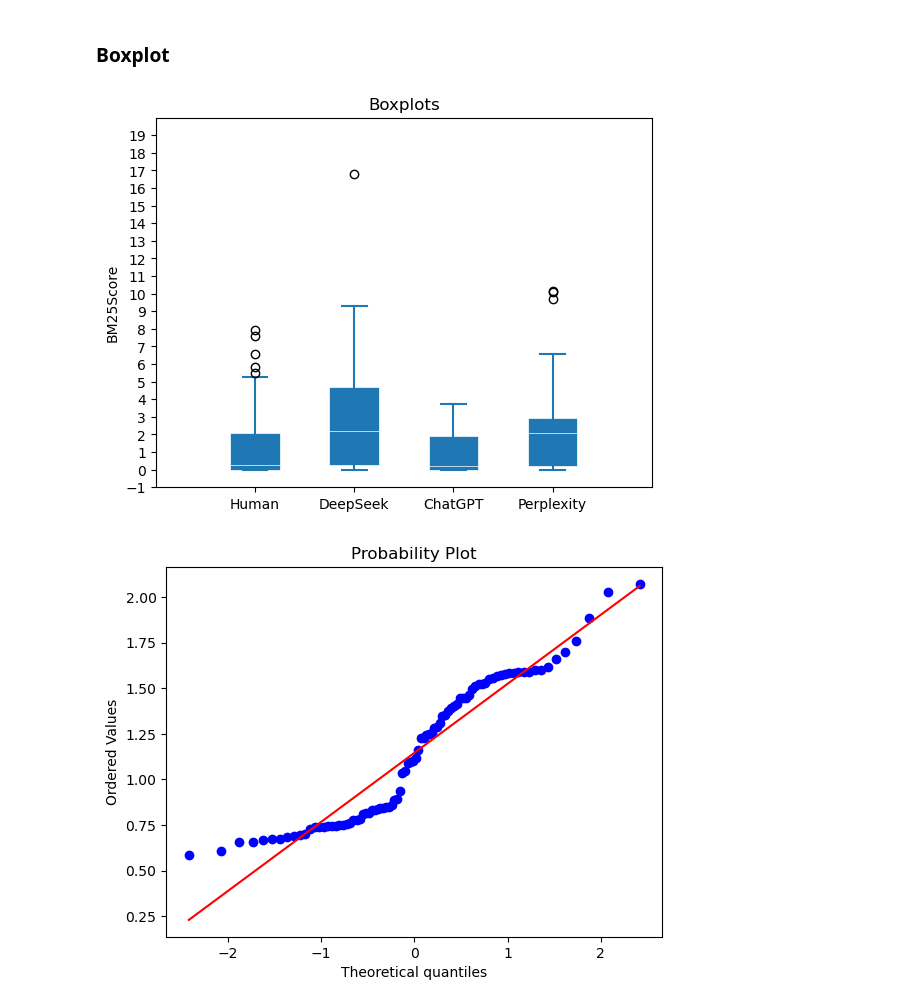
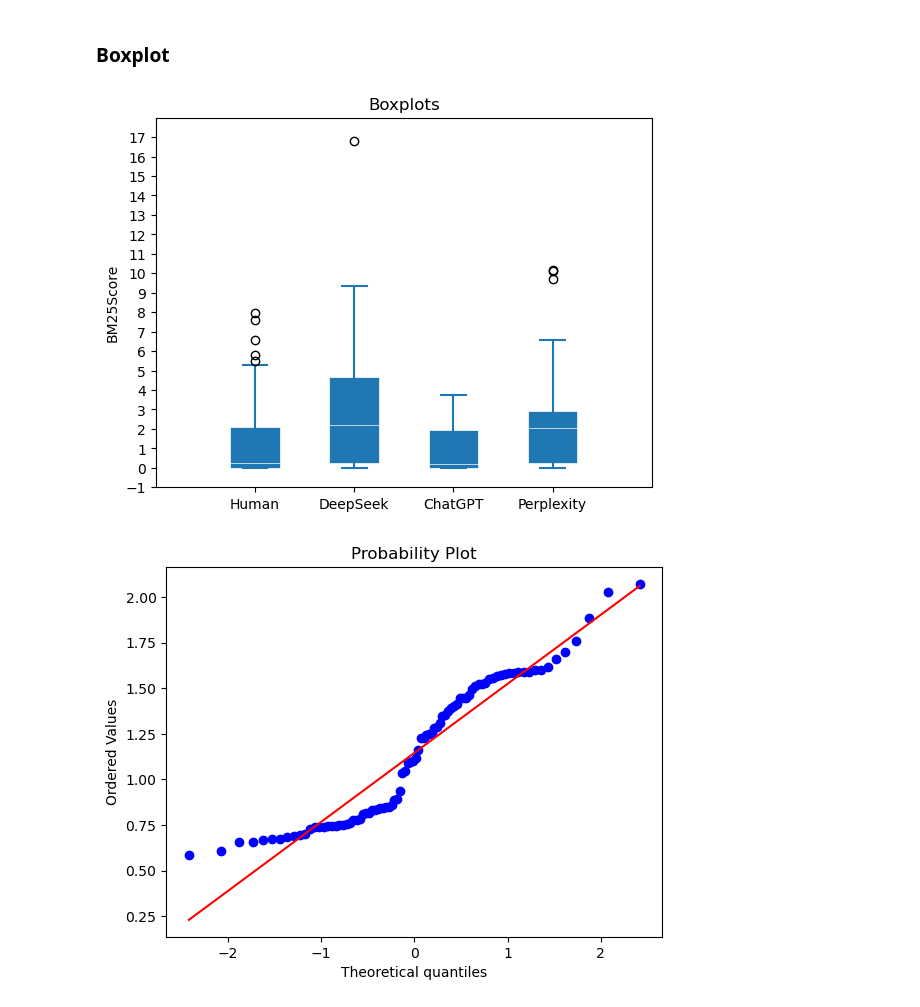
Before and after one commit to Knudsenmarlin/ITISProject2026, a Jupyter notebook: statistics.ipynb, the cells around one changed output. Cells and saved outputs as stored; diff of their text form; code cells hidden in the pictures.

```diff
--- a/statistics.ipynb
+++ b/statistics.ipynb
@@ -34,30 +34,30 @@ plt.show()
 # %%
 fig, ax = plt.subplots()
 
 positions = [2,4,6,8]
 
 VP = ax.boxplot([TFIDF.scoresHumanArticles, TFIDF.scoresDeepSeekArticles, TFIDF.scoresChatGPTArticles, TFIDF.scoresPerplexityArticles], positions = positions , widths=1, patch_artist=True,
                 showmeans=False, showfliers=True,
                 medianprops={"color": "white", "linewidth": 0.5},
                 boxprops={"facecolor": "C0", "edgecolor": "white",
                           "linewidth": 0.5},
                 whiskerprops={"color": "C0", "linewidth": 1.5},
                 capprops={"color": "C0", "linewidth": 1.5})
 
 ax.set(xlim=(0, 10), xticks=np.arange(1, 10),
-       ylim=(-1, 20), yticks=np.arange(-1, 20))
+       ylim=(-1, 18), yticks=np.arange(-1, 18))
 
 labels = ['Human', 'DeepSeek', 'ChatGPT', 'Perplexity']
 
 ax.set_xticks(positions)
 ax.set_xticklabels(labels)
 
 ax.set_title('Boxplots')
 plt.ylabel("BM25Score")
 
 plt.show()
 # %% [output]
-[figure, old version]
+[figure, new version]
 # %%
 nonzero = TFIDF.scoresHumanArticles[TFIDF.scoresHumanArticles > 0.5]
 stats.probplot(np.log(nonzero), dist="norm", plot=plt)
```
Also changed, not shown: parts of 3 cells of this notebook.
